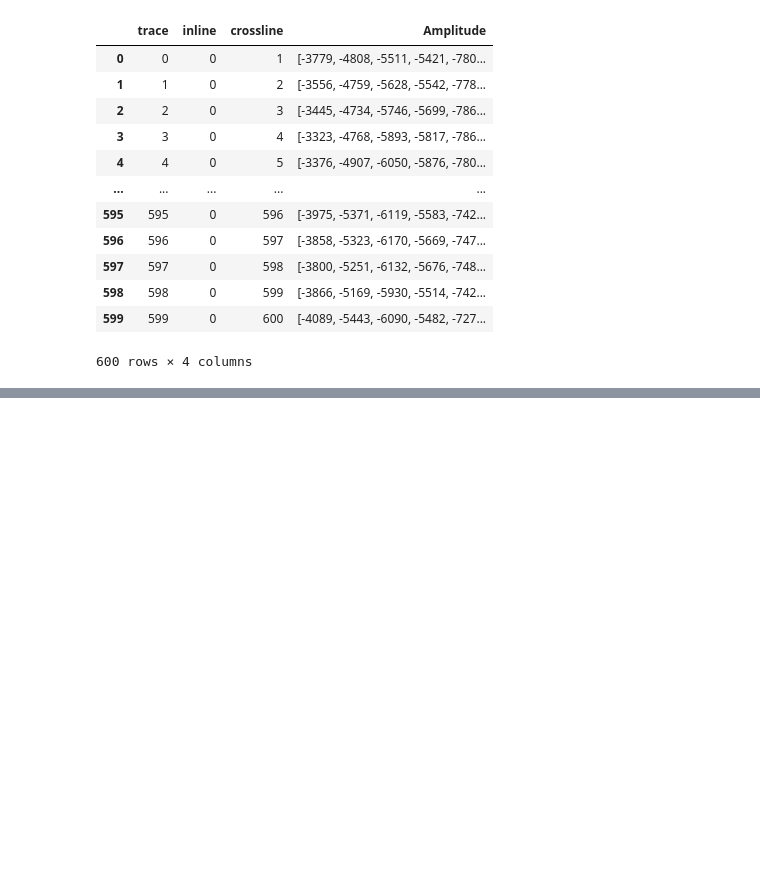
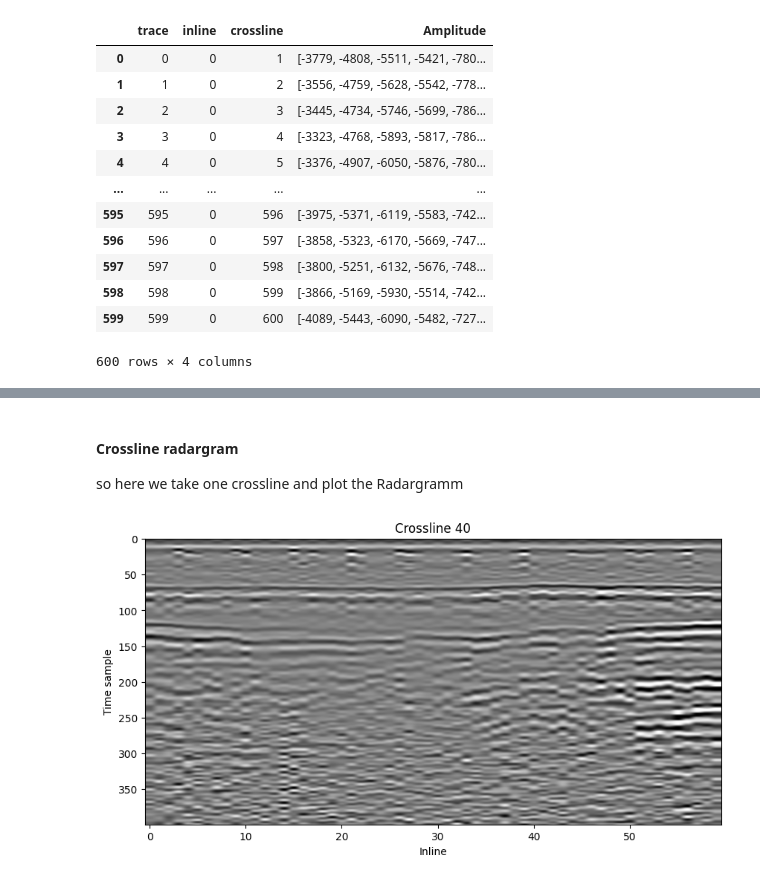
Before and after one commit to jogi96/PAINDGPR, a Jupyter notebook: Notebooks/Testing Python Import tools for sgy.ipynb, the cells around one changed output, grey strips where cells are left out. Cells and saved outputs as stored; diff of their text form; code cells hidden in the pictures; blank space fills up the shorter version.

```diff
--- a/Notebooks/Testing Python Import tools for sgy.ipynb
+++ b/Notebooks/Testing Python Import tools for sgy.ipynb
@@ -213,0 +364,19 @@ plt.show()
+# %% [markdown]
+#### Crossline radargram
+so here we take one crossline and plot the Radargramm
+# %%
+def plot_crossline(df, cross_nr):
+    sub = df[df["crossline"] == cross_nr].sort_values("inline")
+    traces = np.vstack(sub["Amplitude"].values)
+    img = traces.T
+
+    plt.figure(figsize=(10, 5))
+    plt.imshow(img, cmap="gray", aspect="auto", origin="upper")
+    plt.title(f"Crossline {cross_nr}")
+    plt.xlabel("Inline")
+    plt.ylabel("Time sample")
+    plt.show()
+
+plot_crossline(df, 40)
+# %% [output]
+[figure, added]
```
Also changed, not shown: parts of 20 cells of this notebook.
